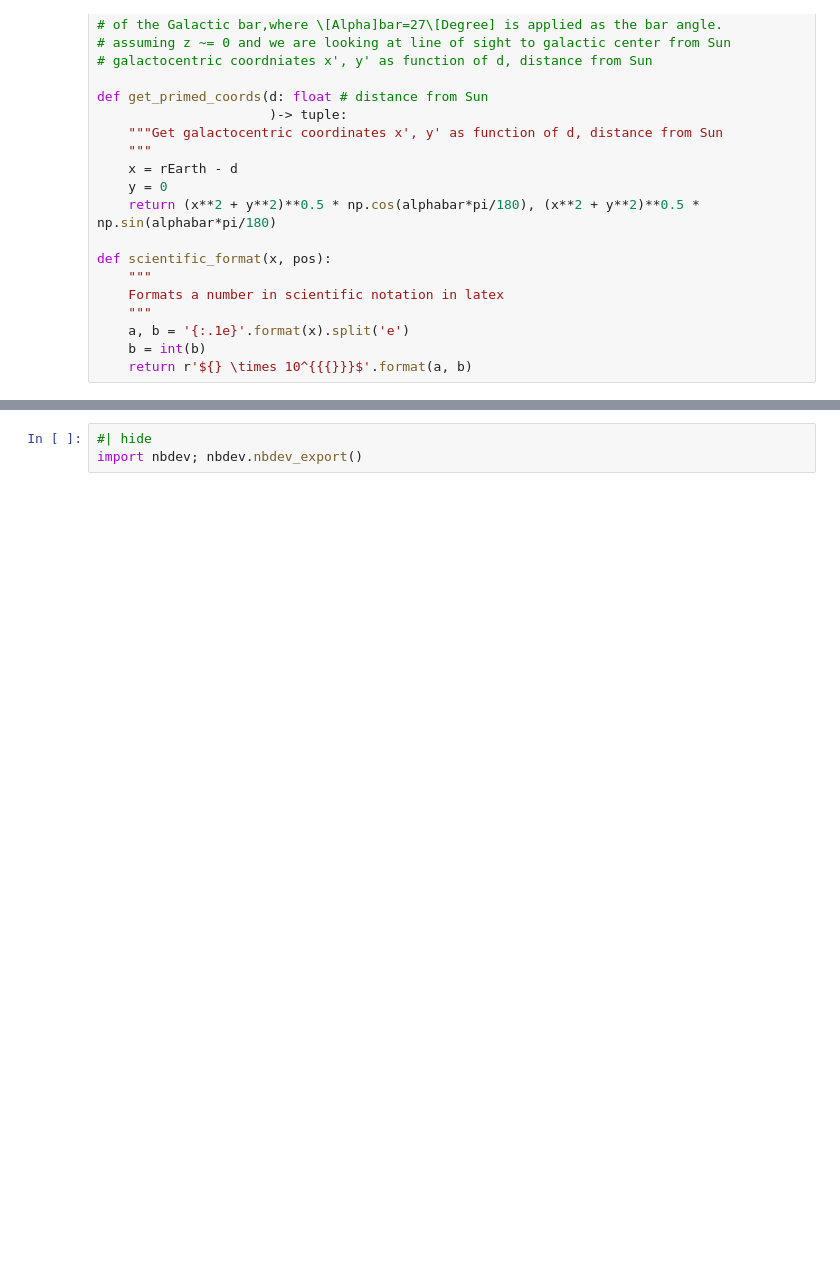
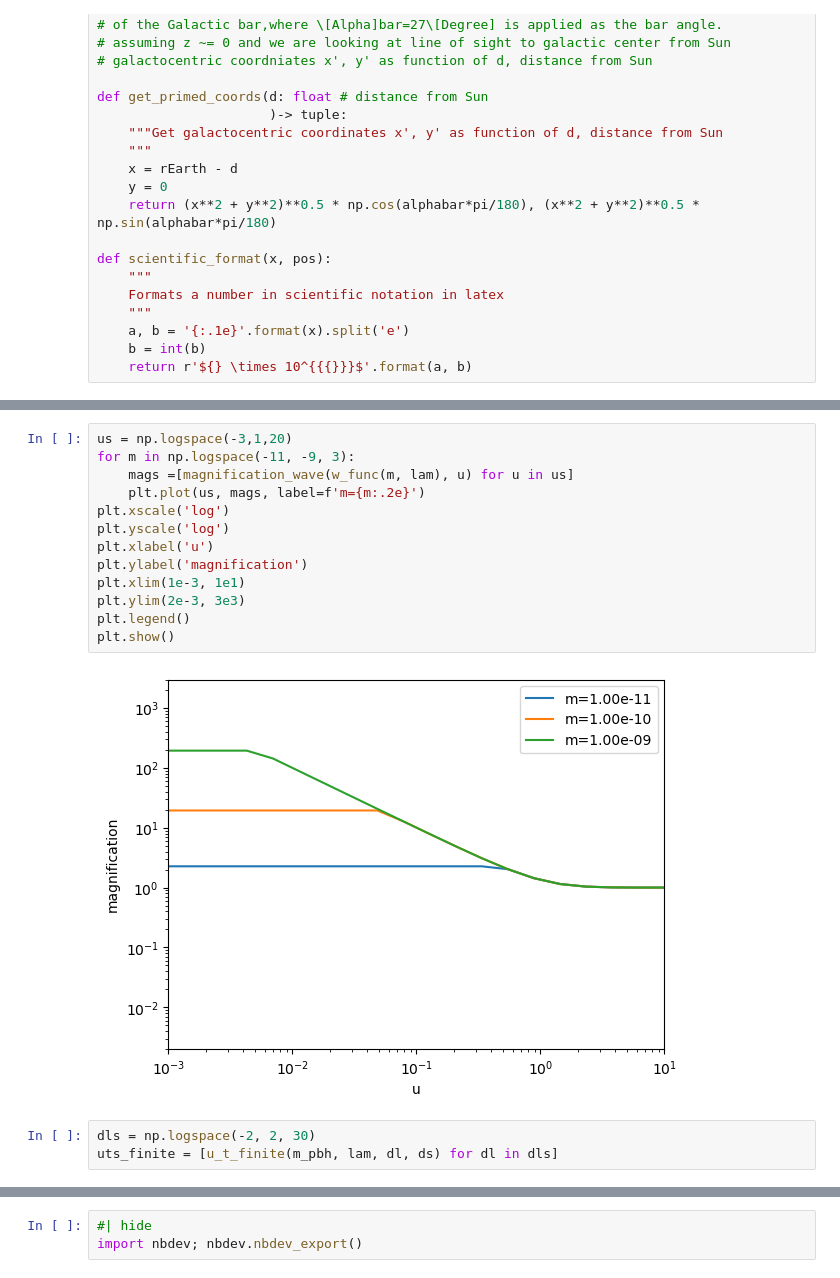
Before and after one commit to NolanSmyth/LensCalcPy, a Jupyter notebook: nbs/04_utils.ipynb, the cells around one changed output, grey strips where cells are left out. Saved outputs shown, nothing was run; the diff lists cells and outputs as text; blank space fills up the shorter version.

```diff
--- a/nbs/04_utils.ipynb
+++ b/nbs/04_utils.ipynb
@@ -125,0 +207,18 @@ print(magnification_finite(m_pbh, lam, u, rho))
+# %%
+us = np.logspace(-3,1,20)
+for m in np.logspace(-11, -9, 3):
+    mags =[magnification_wave(w_func(m, lam), u) for u in us]
+    plt.plot(us, mags, label=f'm={m:.2e}')
+plt.xscale('log')
+plt.yscale('log')
+plt.xlabel('u')
+plt.ylabel('magnification')
+plt.xlim(1e-3, 1e1)
+plt.ylim(2e-3, 3e3)
+plt.legend()
+plt.show()
+# %% [output]
+[figure, added]
+# %%
+dls = np.logspace(-2, 2, 30)
+uts_finite = [u_t_finite(m_pbh, lam, dl, ds) for dl in dls]
```
Also changed, not shown: parts of 9 cells of this notebook.
